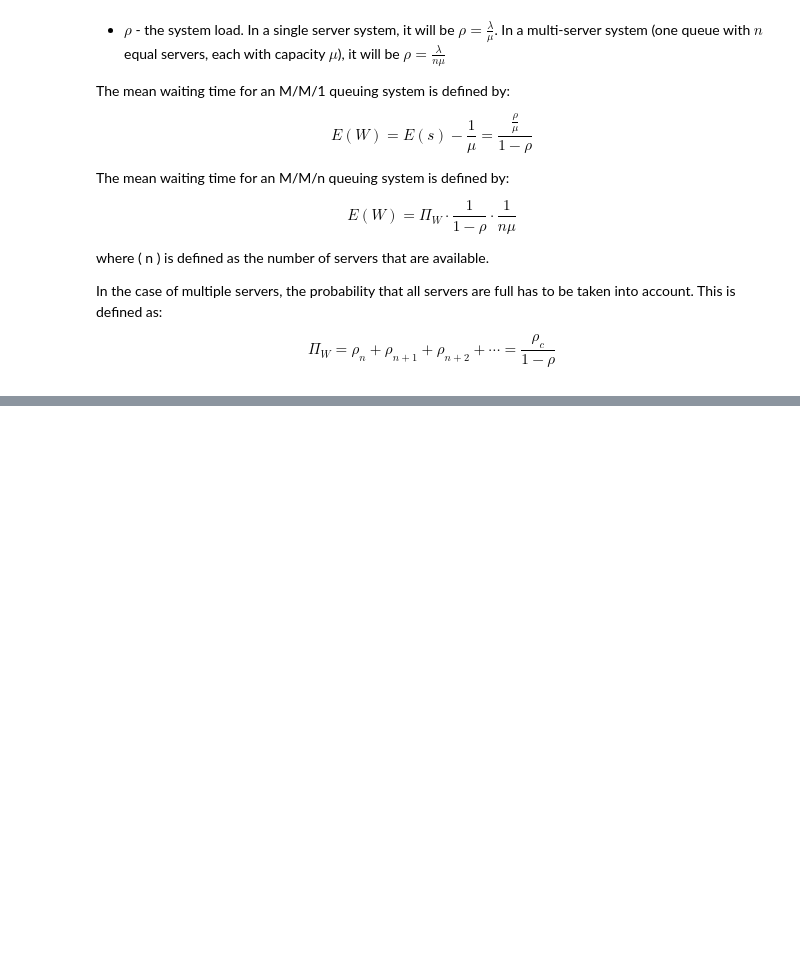
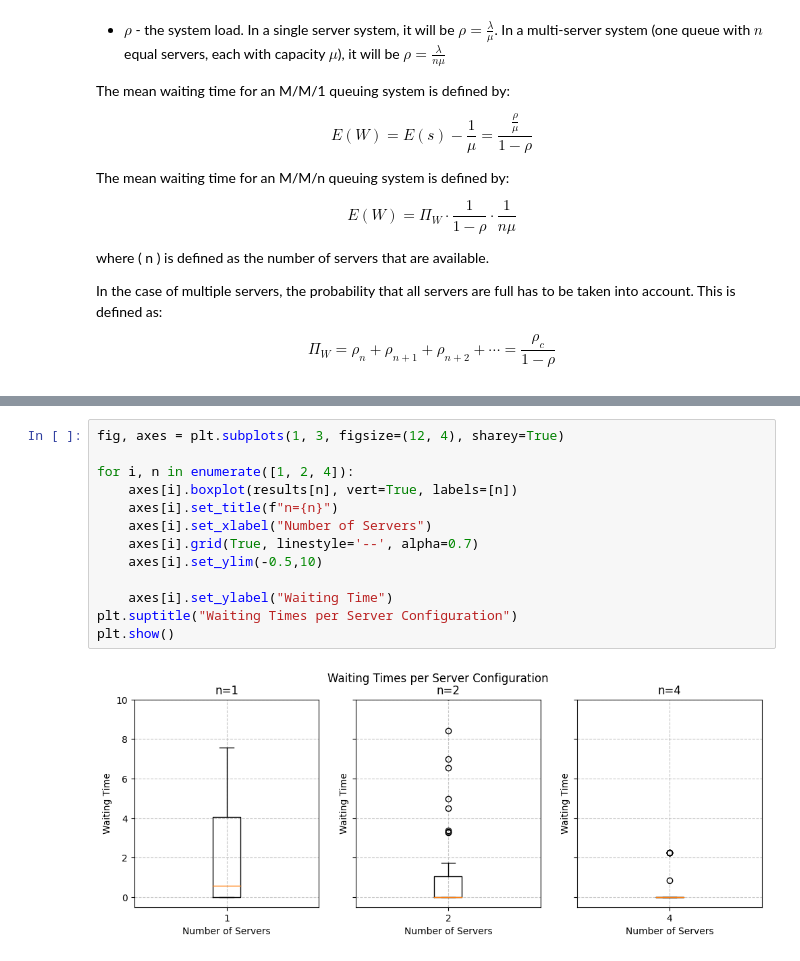
Before and after one commit to brkoedijk/Stoch_Sim_As2, a Jupyter notebook: assignment2.ipynb, the cells around one changed output, grey strips where cells are left out. Saved outputs shown, nothing was run; the diff lists cells and outputs as text; blank space fills up the shorter version.

```diff
--- a/assignment2.ipynb
+++ b/assignment2.ipynb
@@ -148,0 +178,15 @@ Result is statistically significant and we can reject H0
+# %%
+fig, axes = plt.subplots(1, 3, figsize=(12, 4), sharey=True)
+
+for i, n in enumerate([1, 2, 4]):
+    axes[i].boxplot(results[n], vert=True, labels=[n])
+    axes[i].set_title(f"n={n}")
+    axes[i].set_xlabel("Number of Servers")
+    axes[i].grid(True, linestyle='--', alpha=0.7)
+    axes[i].set_ylim(-0.5,10)
+
+    axes[i].set_ylabel("Waiting Time")
+plt.suptitle("Waiting Times per Server Configuration")
+plt.show()
+# %% [output]
+[figure, added]
```
Also changed, not shown: parts of 5 cells of this notebook.
